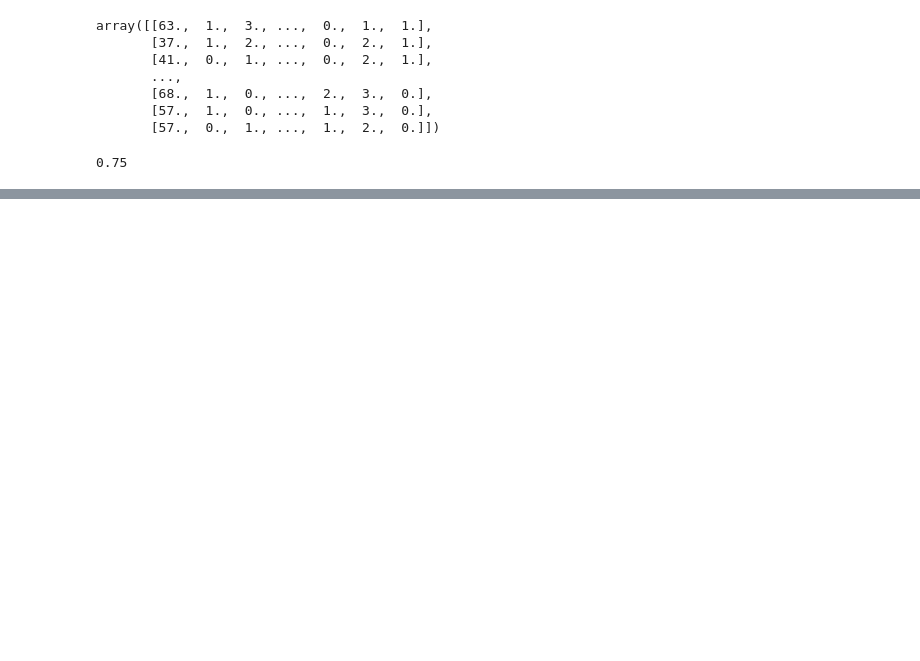
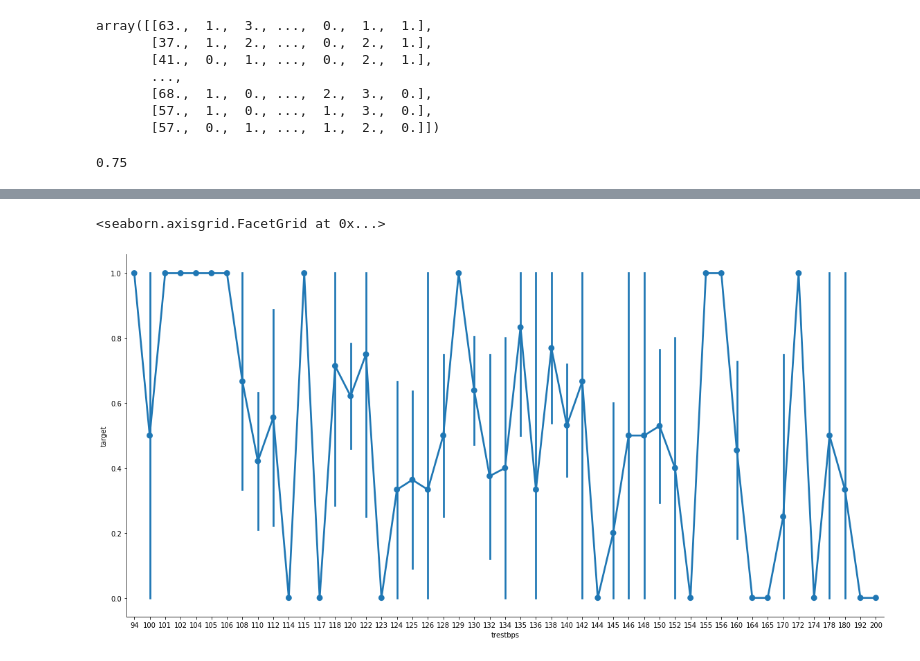
Before and after one commit to DeathNOTbook/my-deposit, a Jupyter notebook: HEART_DISEASE.ipynb, the cells around one changed output, grey strips where cells are left out. Drawn from its saved outputs; the diff is of its cells as text; code cells hidden in the pictures; blank space fills up the shorter version.

```diff
--- a/HEART_DISEASE.ipynb
+++ b/HEART_DISEASE.ipynb
@@ -76,0 +165,5 @@ ans
+# %%
+sns.catplot(data=data,x='trestbps',y='target',kind='point',height=8,aspect=2)
+# %% [output]
+<seaborn.axisgrid.FacetGrid at 0x...>
+[figure, added]
```
Also changed, not shown: parts of 16 cells of this notebook.
